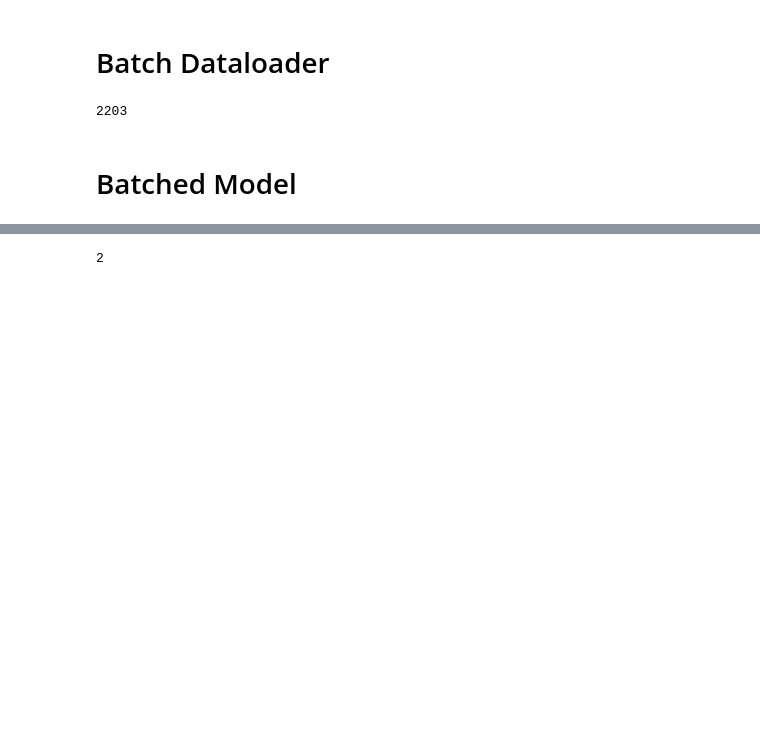
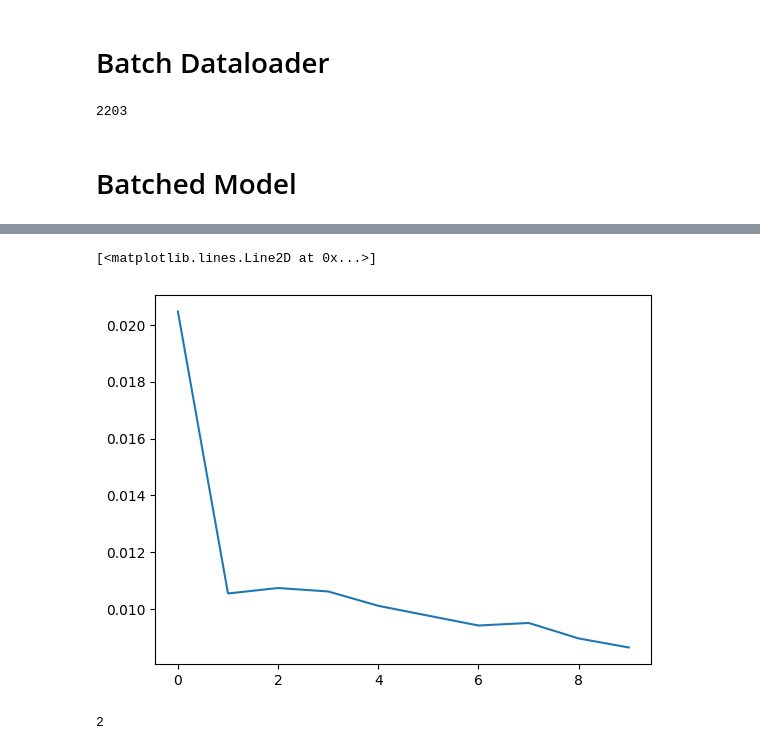
Before and after one commit to riyadhrazzaq/learntoask-paper-replication, a Jupyter notebook: learntoask.ipynb, the cells around one changed output, grey strips where cells are left out. Drawn from its saved outputs; the diff is of its cells as text; code cells hidden in the pictures; blank space fills up the shorter version.

```diff
--- a/learntoask.ipynb
+++ b/learntoask.ipynb
@@ -316,18 +317,18 @@ class SentenceQuestionDataset(Dataset):
             Lq (int, optional): The maximum length to which questions will be
                 truncated or padded during preprocessing (default: 50).
         """
-        pad_index = vocab["<PAD>"]
-        sos_index = vocab["<SOS>"]
-        eos_index = vocab["<EOS>"]
+        self.pad_index = vocab["<PAD>"]
+        self.sos_index = vocab["<SOS>"]
+        self.eos_index = vocab["<EOS>"]
 
         sentences_indexed = [vocab(document.split()) for document in sentences]
         questions_indexed = [vocab(document.split()) for document in questions]
 
         self.sentences_tensor = torch.full(
-            (len(sentences), Ls), pad_index, dtype=torch.long
+            (len(sentences), Ls), self.pad_index, dtype=torch.long
         )
         self.questions_tensor = torch.full(
-            (len(questions), Lq), pad_index, dtype=torch.long
+            (len(questions), Lq), self.pad_index, dtype=torch.long
         )
 
         for i, data in enumerate(zip(sentences_indexed, questions_indexed)):
@@ -338,11 +339,11 @@ class SentenceQuestionDataset(Dataset):
             )
             _sentence_indices = (
                 [
-                    sos_index,
+                    self.sos_index,
                 ]
                 + _sentence_indices
                 + [
-                    eos_index,
+                    self.eos_index,
                 ]
             )
             ls = len(_sentence_indices)
@@ -354,11 +355,11 @@ class SentenceQuestionDataset(Dataset):
             )
             _question_indices = (
                 [
-                    sos_index,
+                    self.sos_index,
                 ]
                 + _question_indices
                 + [
-                    eos_index,
+                    self.eos_index,
                 ]
             )
             # lq may or may not be equal to Lq
@@ -475,8 +498,10 @@ class EncoderDecoder(nn.Module):
 # %%
-def train_epoch(model, optimizer):
-    criterion = nn.NLLLoss()
+def train_epoch(model, optimizer, max_step=float("inf")):
+    criterion = nn.CrossEntropyLoss()
     total_loss = 0
-    for data in train_dl:
+    bar = tqdm(train_dl, unit="batch")
+
+    for step, data in enumerate(bar):
         optimizer.zero_grad()
 
         logits = model(data[0], data[1])
@@ -484,22 +509,27 @@ def train_epoch(model, optimizer):
             logits[0].size(0), -1, logits[0].size(1)
         )
         loss = criterion(final_logits.transpose(1, 2), data[1])
+        bar.set_postfix(**{"loss": loss.item()})
 
         loss.backward()
         optimizer.step()
 
         total_loss += loss.item()
 
+        # early exit, needed during development
+        if step > max_step:
+            break
+
     return total_loss / len(train_dl)
 
 
-model = EncoderDecoder(len(vocab), embedding_vector)
+model = EncoderDecoder(len(vocab), embedding_vector, hidden_dim=4)
 optim = torch.optim.SGD(model.parameters(), lr=1.0)
 
 losses = []
-for i in range(10):
-    loss = train_epoch(model, optim)
-    print("epoch", i, "loss", loss.item())
+for i in range(1, 3):
+    loss = train_epoch(model, optim, max_step=5)
+    print("epoch", i, "loss", loss)
     losses.append(loss)
 
 plt.plot(losses)
@@ -508,3 +547,5 @@ KeyboardInterrupt:
+[<matplotlib.lines.Line2D at 0x...>]
+[figure, added]
 # %%
 len(train_dl)
 # %% [output]
```
Also changed, not shown: parts of 8 cells of this notebook, 5 other files.
